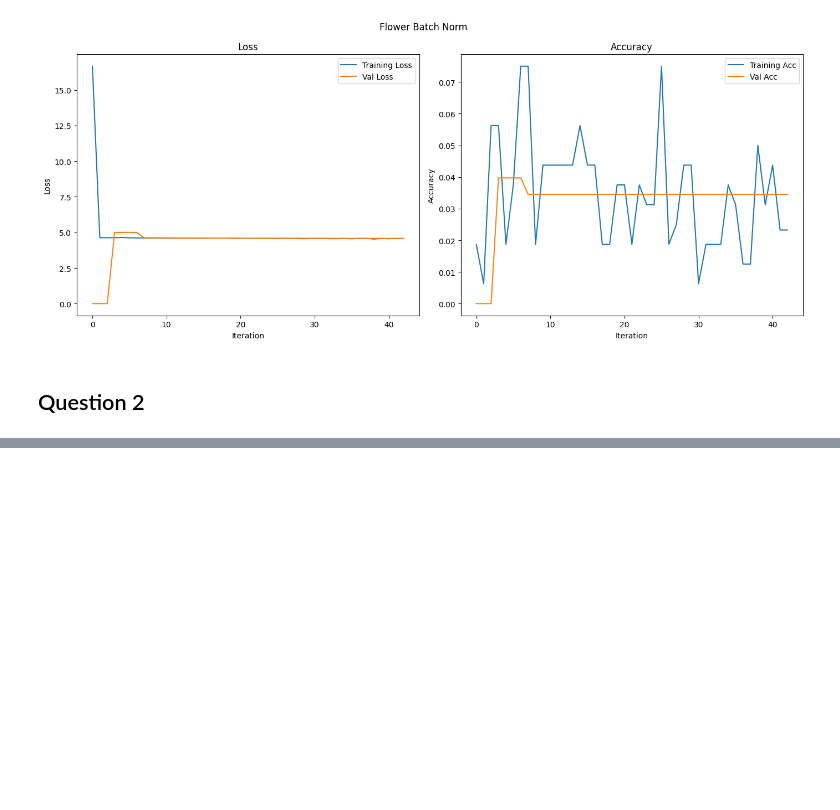
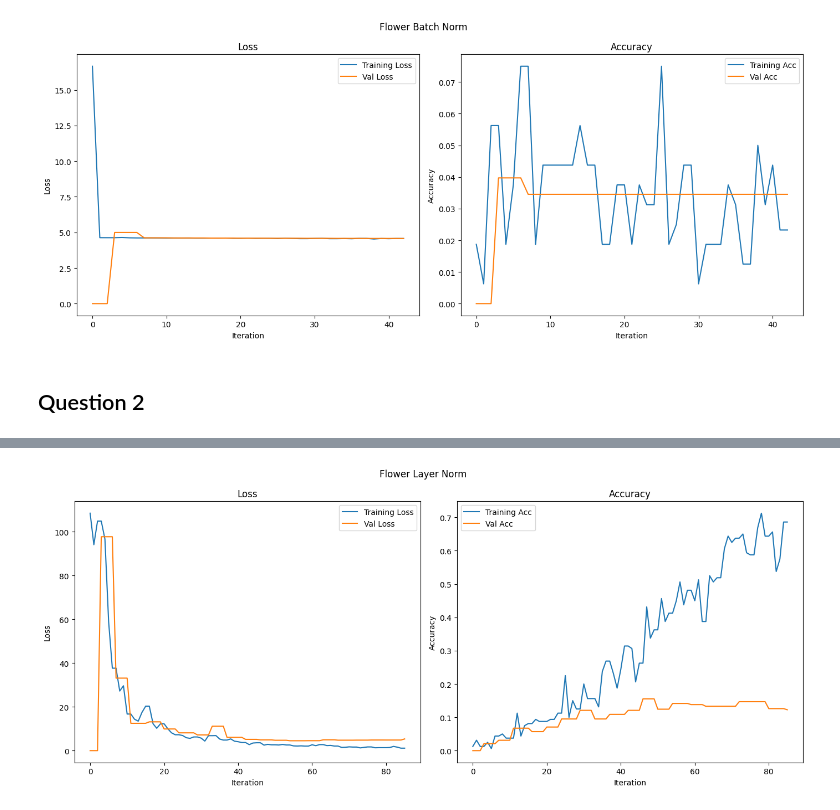
Before and after one commit to KeithLin724/NYCU_DeepLearning_2025, a Jupyter notebook: HW1/hw1__StudentID_.ipynb, the cells around one changed output, grey strips where cells are left out. Cells and saved outputs as stored; diff of their text form; code cells hidden in the pictures; blank space fills up the shorter version.

```diff
--- a/HW1/hw1__StudentID_.ipynb
+++ b/HW1/hw1__StudentID_.ipynb
@@ -1250,0 +1300,7 @@ class LayerNormCNN(L.LightningModule):
+# %%
+training_log = pd.read_csv("./logs_flower/flower_layer_norm/version_0/metrics.csv")
+training_log = training_log.ffill().fillna(0)
+# %%
+plot_graph_plt_nn(training_log, "Flower Layer Norm")
+# %% [output]
+[figure, added]
```
Also changed, not shown: parts of 29 cells of this notebook.
